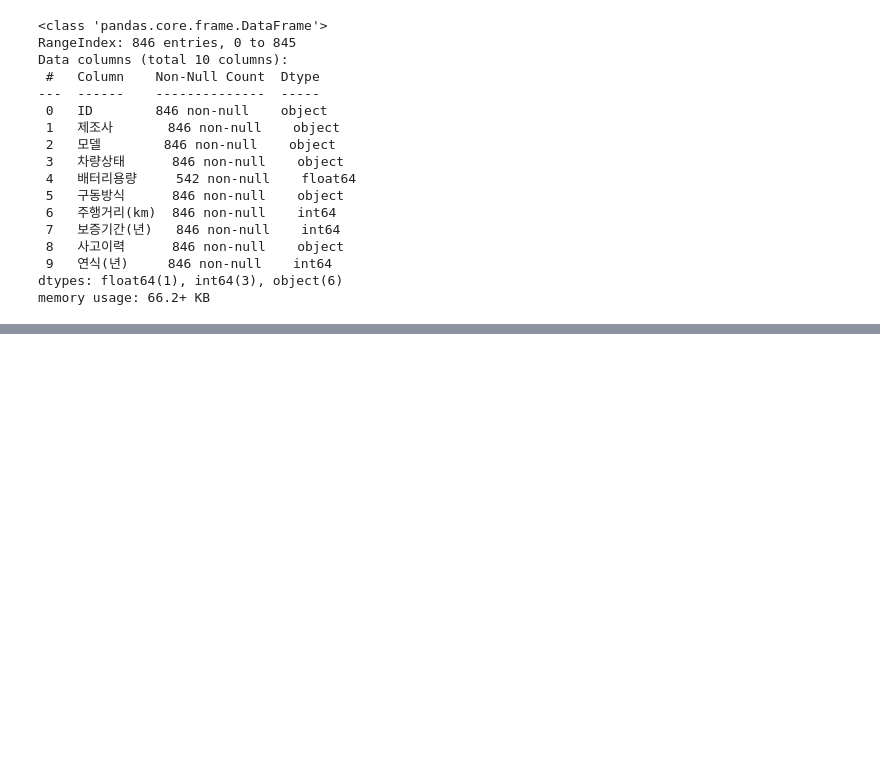
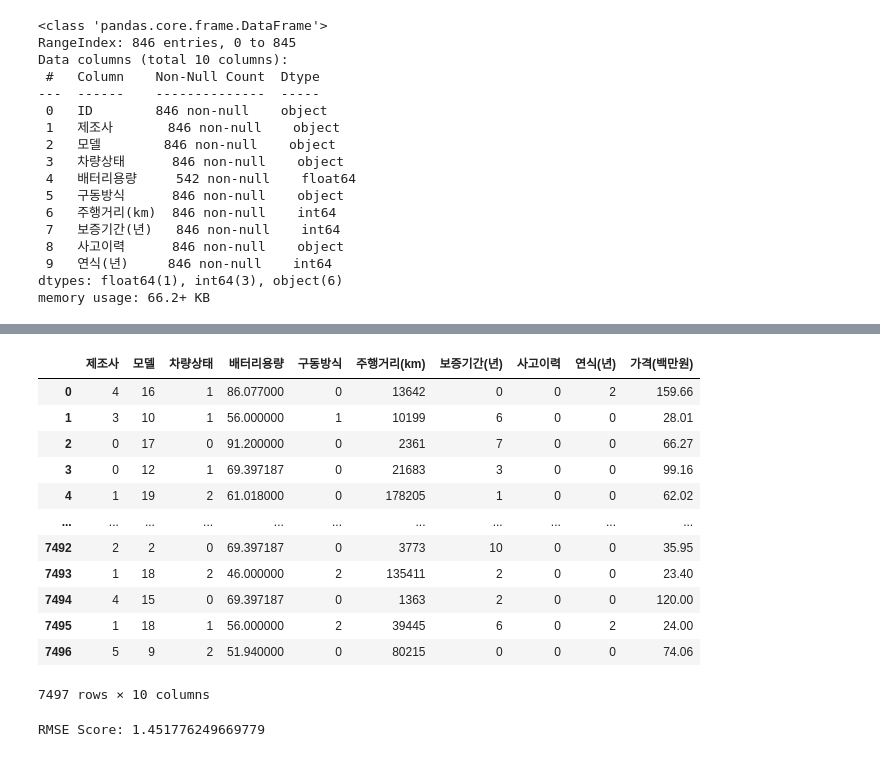
Before and after one commit to jeyday/DACON_Prediction_for_EVPrice, a Jupyter notebook: Prediction for EVPrice.ipynb, the cells around one changed output, grey strips where cells are left out. Saved outputs shown, nothing was run; the diff lists cells and outputs as text; code cells hidden in the pictures; blank space fills up the shorter version.

```diff
--- a/Prediction for EVPrice.ipynb
+++ b/Prediction for EVPrice.ipynb
@@ -150,0 +93,45 @@ df_test
+# %%
+# train 데이터 중 문자형 데이터를 LabelEncoding 변환
+train_column_list = list(df_train.columns)
+train_column_list = train_column_list[0:3] + train_column_list[4:5] + train_column_list[7:8]
+
+for i in train_column_list:
+  encoder = LabelEncoder()
+  encoder.fit(df_train[i])
+  df_train[i] = encoder.transform(df_train[i])
+
+df_train
+# %% [output]
+|  | 제조사 | 모델 | 차량상태 | 배터리용량 | 구동방식 | 주행거리(km) | 보증기간(년) | 사고이력 | 연식(년) | 가격(백만원) |
+| 0 | 4 | 16 | 1 | 86.077000 | 0 | 13642 | 0 | 0 | 2 | 159.66 |
+| 1 | 3 | 10 | 1 | 56.000000 | 1 | 10199 | 6 | 0 | 0 | 28.01 |
+| 2 | 0 | 17 | 0 | 91.200000 | 0 | 2361 | 7 | 0 | 0 | 66.27 |
+| 3 | 0 | 12 | 1 | 69.397187 | 0 | 21683 | 3 | 0 | 0 | 99.16 |
+| 4 | 1 | 19 | 2 | 61.018000 | 0 | 178205 | 1 | 0 | 0 | 62.02 |
+| ... | ... | ... | ... | ... | ... | ... | ... | ... | ... | ... |
+| 7492 | 2 | 2 | 0 | 69.397187 | 0 | 3773 | 10 | 0 | 0 | 35.95 |
+| 7493 | 1 | 18 | 2 | 46.000000 | 2 | 135411 | 2 | 0 | 0 | 23.40 |
+| 7494 | 4 | 15 | 0 | 69.397187 | 0 | 1363 | 2 | 0 | 0 | 120.00 |
+| 7495 | 1 | 18 | 1 | 56.000000 | 2 | 39445 | 6 | 0 | 2 | 24.00 |
+| 7496 | 5 | 9 | 2 | 51.940000 | 0 | 80215 | 0 | 0 | 0 | 74.06 |
+7497 rows × 10 columns
+# %%
+# XGBRegressor 객체 생성
+xgb_rgs = XGBRegressor(learning_rate = 0.09, random_state = 42)
+
+# x, y 정의
+x = df_train.drop(columns = ['가격(백만원)'])
+y = df_train['가격(백만원)']
+
+# 데이터 분할 및 모델학습
+x_train, x_test, y_train, y_test = train_test_split(x, y, test_size = 0.2, random_state = 42)
+xgb_rgs.fit(x_train, y_train)
+
+# 예측값 도출
+y_pred = xgb_rgs.predict(x_test)
+mse = mean_squared_error(y_test, y_pred)
+rmse = np.sqrt(mse)
+
+print(f'RMSE Score: {rmse}')
+# %% [output]
+RMSE Score: 1.451776249669779
```
Also changed, not shown: parts of 10 cells of this notebook.
